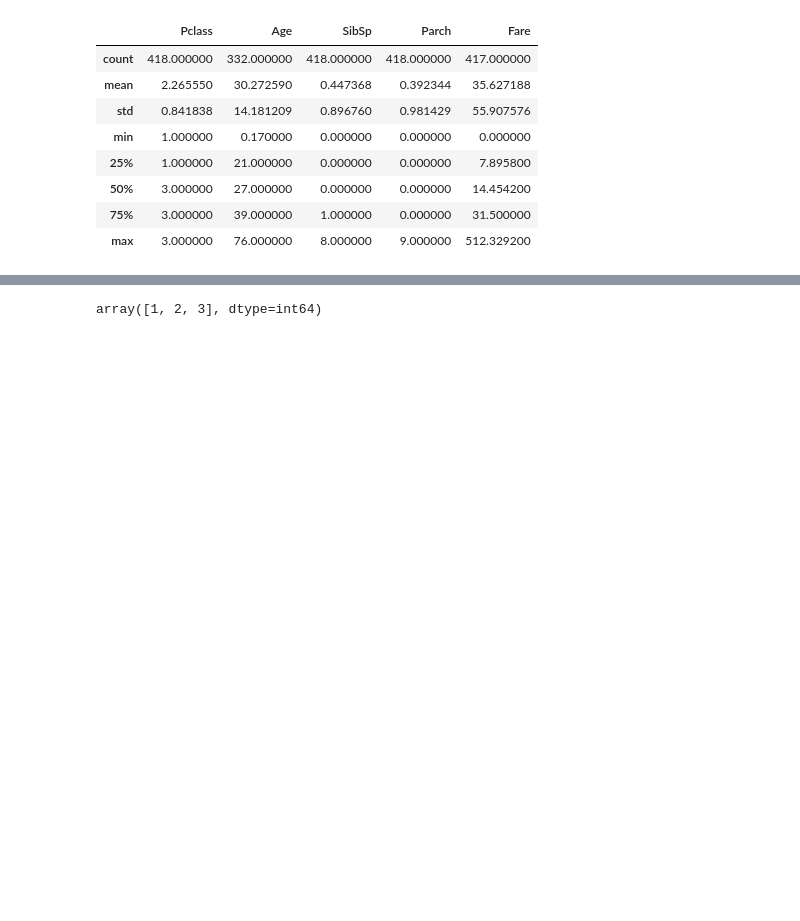
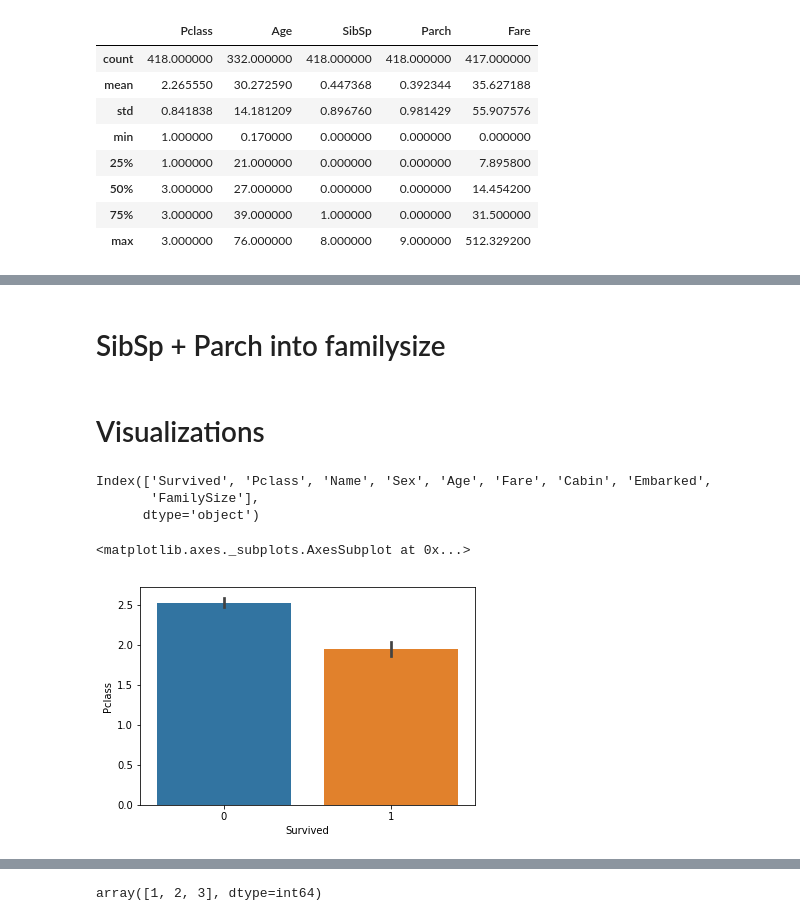
Before and after one commit to wielrenner/Titanic_Kaggle, a Jupyter notebook: Titanic_Kaggle.ipynb, the cells around one changed output, grey strips where cells are left out. Cells and saved outputs as stored; diff of their text form; code cells hidden in the pictures; blank space fills up the shorter version.

```diff
--- a/Titanic_Kaggle.ipynb
+++ b/Titanic_Kaggle.ipynb
@@ -43,0 +151,9 @@ test.describe()
+# %%
+for i in range(len(train)):
+    if type(train['Cabin'][i]) == str:
+        trimmed = train['Cabin'][i][:1]
+        train.loc[i,'Cabin'] = trimmed
+for i in range(len(test)):
+    if type(test['Cabin'][i]) == str:
+        trimmed = test['Cabin'][i][:1]
+        test.loc[i,'Cabin'] = trimmed
@@ -45,0 +186,18 @@ test['Fare'].fillna(test['Fare'].mean(), inplace=True)
+# %%
+# Can be improved
+for i in range(len(train)):
+    if not train['Age'][i] > 0:
+        if train.loc[i,'Pclass'] == 1:
+            train.loc[i,'Age'] = 39
+        elif train.loc[i,'Pclass'] == 2:
+            train.loc[i,'Age'] = 30
+        elif train.loc[i,'Pclass'] == 3:
+            train.loc[i,'Age'] = 25
+for i in range(len(test)):
+    if not test['Age'][i] > 0:
+        if test.loc[i,'Pclass'] == 1:
+            test.loc[i,'Age'] = 39
+        elif test.loc[i,'Pclass'] == 2:
+            test.loc[i,'Age'] = 30
+        elif test.loc[i,'Pclass'] == 3:
+            test.loc[i,'Age'] = 25
@@ -45,0 +232,27 @@ test['Fare'].fillna(test['Fare'].mean(), inplace=True)
+# %%
+train['Cabin'].fillna('U', inplace=True)
+test['Cabin'].fillna('U', inplace=True)
+# %% [markdown]
+# SibSp + Parch into familysize
+# %%
+train['FamilySize'] = train['SibSp'] + train['Parch'] + 1
+test['FamilySize'] = train['SibSp'] + train['Parch'] + 1
+train.drop(['SibSp'], axis=1, inplace=True)
+test.drop(['SibSp'], axis=1, inplace=True)
+train.drop(['Parch'], axis=1, inplace=True)
+test.drop(['Parch'], axis=1, inplace=True)
+# %% [markdown]
+# Visualizations
+# %%
+train.columns
+# %% [output]
+Index(['Survived', 'Pclass', 'Name', 'Sex', 'Age', 'Fare', 'Cabin', 'Embarked',
+       'FamilySize'],
+      dtype='object')
+# %%
+import seaborn as sns
+
+sns.barplot(x=train['Survived'], y=train['Pclass'])
+# %% [output]
+<matplotlib.axes._subplots.AxesSubplot at 0x...>
+[figure, added]
```
Also changed, not shown: parts of 97 cells of this notebook, 7 other files.
